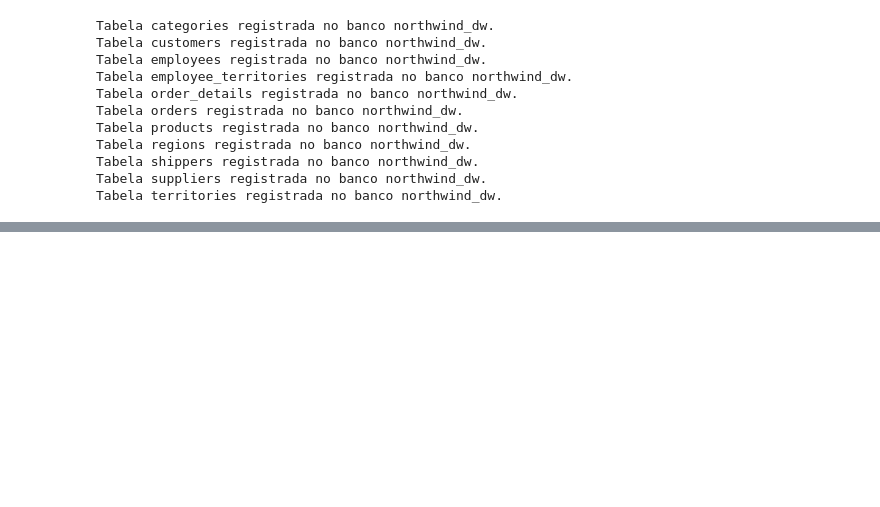
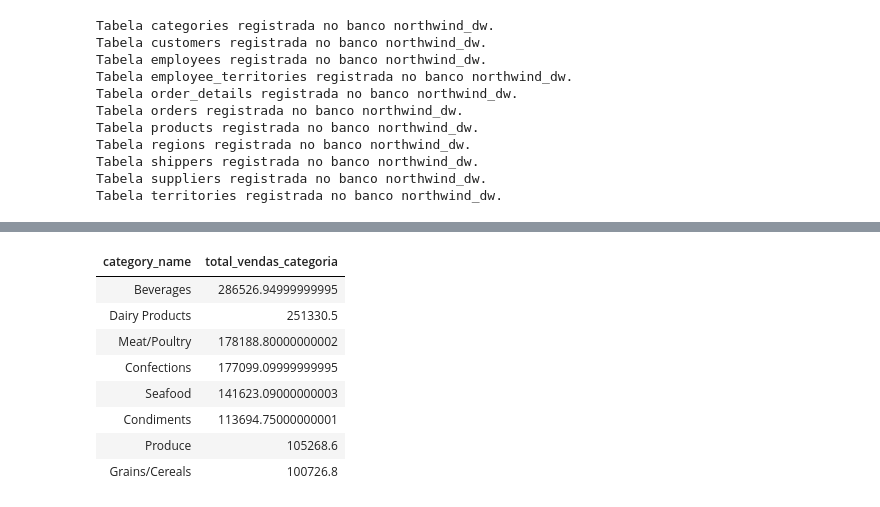
Before and after one commit to Igoriane/MVP_EngenhariaDadosPUCRJ, a Jupyter notebook: MVP.ipynb, the cells around one changed output, grey strips where cells are left out. Saved outputs shown, nothing was run; the diff lists cells and outputs as text; code cells hidden in the pictures; blank space fills up the shorter version.

```diff
--- a/MVP.ipynb
+++ b/MVP.ipynb
@@ -1001,0 +1037,22 @@ Tabela territories registrada no banco northwind_dw.
+# %%
+%sql
+SELECT
+    cat.category_name,
+    SUM(od.quantity * od.unit_price) AS total_vendas_categoria
+FROM northwind_dw.order_details od
+JOIN northwind_dw.products p
+  ON od.product_id = p.product_id
+JOIN northwind_dw.categories cat
+  ON p.category_id = cat.category_id
+GROUP BY cat.category_name
+ORDER BY total_vendas_categoria DESC;
+# %% [output]
+| category_name | total_vendas_categoria |
+| Beverages | 286526.94999999995 |
+| Dairy Products | 251330.5 |
+| Meat/Poultry | 178188.80000000002 |
+| Confections | 177099.09999999995 |
+| Seafood | 141623.09000000003 |
+| Condiments | 113694.75000000001 |
+| Produce | 105268.6 |
+| Grains/Cereals | 100726.8 |
```
Also changed, not shown: parts of 10 cells of this notebook.
